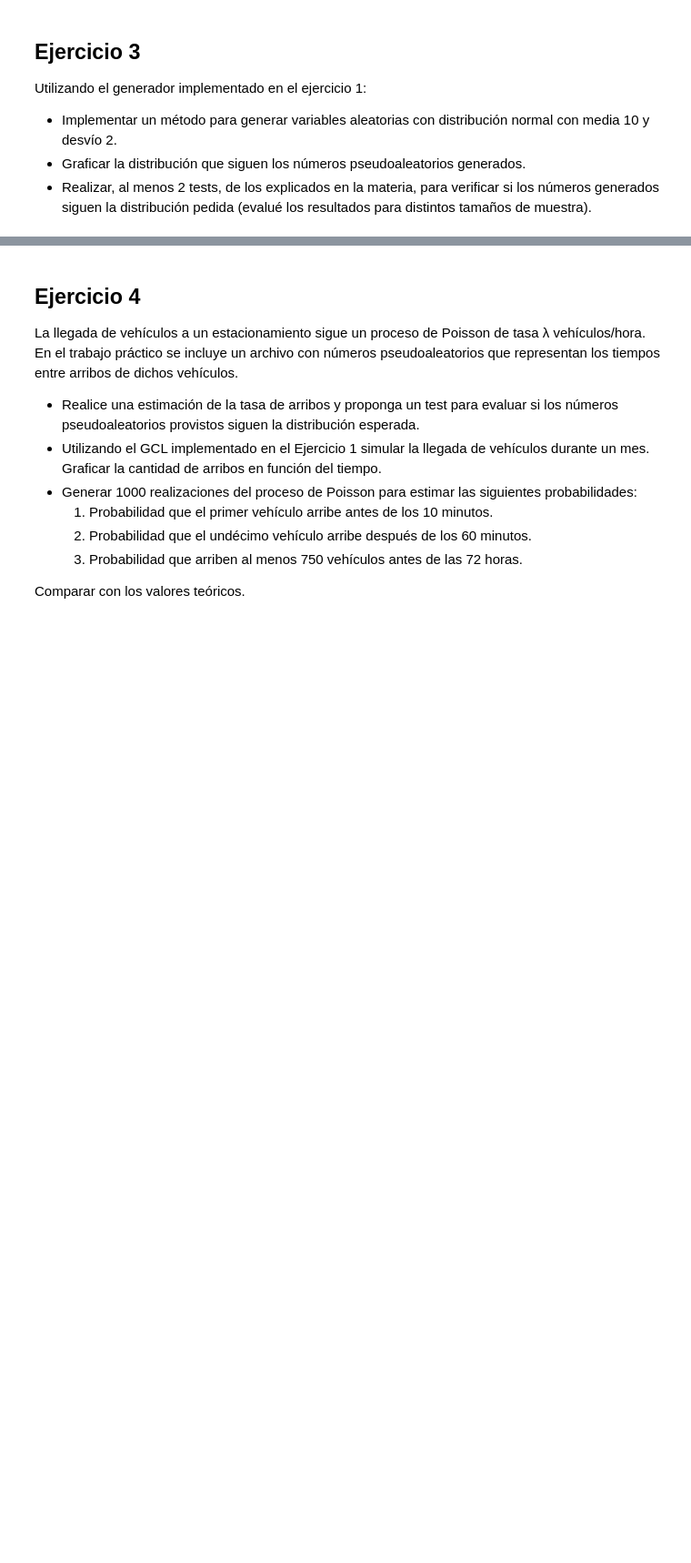
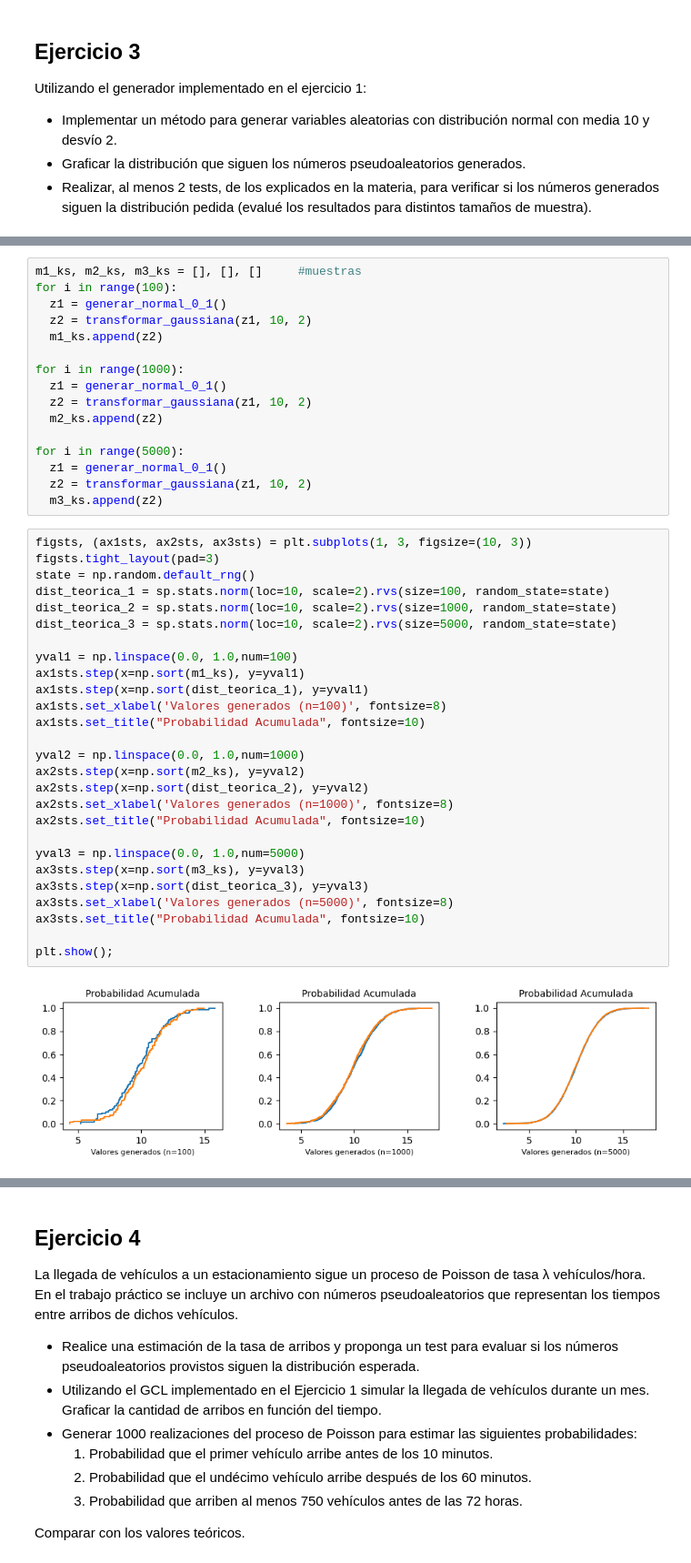
Before and after one commit to jalbarrac/simulacion_grupo2_2c_2022, a Jupyter notebook: LXM.ipynb, the cells around one changed output, grey strips where cells are left out. Shown at 91% size. Drawn from its saved outputs; the diff is of its cells as text; blank space fills up the shorter version.

```diff
--- a/LXM.ipynb
+++ b/LXM.ipynb
@@ -147,0 +231,45 @@ Utilizando el generador implementado en el ejercicio 1:
+# %%
+m1_ks, m2_ks, m3_ks = [], [], []     #muestras
+for i in range(100):
+  z1 = generar_normal_0_1()
+  z2 = transformar_gaussiana(z1, 10, 2)
+  m1_ks.append(z2)
+
+for i in range(1000):
+  z1 = generar_normal_0_1()
+  z2 = transformar_gaussiana(z1, 10, 2)
+  m2_ks.append(z2)
+
+for i in range(5000):
+  z1 = generar_normal_0_1()
+  z2 = transformar_gaussiana(z1, 10, 2)
+  m3_ks.append(z2)
+# %%
+figsts, (ax1sts, ax2sts, ax3sts) = plt.subplots(1, 3, figsize=(10, 3))
+figsts.tight_layout(pad=3)
+state = np.random.default_rng()
+dist_teorica_1 = sp.stats.norm(loc=10, scale=2).rvs(size=100, random_state=state)
+dist_teorica_2 = sp.stats.norm(loc=10, scale=2).rvs(size=1000, random_state=state)
+dist_teorica_3 = sp.stats.norm(loc=10, scale=2).rvs(size=5000, random_state=state)
+
+yval1 = np.linspace(0.0, 1.0,num=100)
+ax1sts.step(x=np.sort(m1_ks), y=yval1)
+ax1sts.step(x=np.sort(dist_teorica_1), y=yval1)
+ax1sts.set_xlabel('Valores generados (n=100)', fontsize=8)
+ax1sts.set_title("Probabilidad Acumulada", fontsize=10)
+
+yval2 = np.linspace(0.0, 1.0,num=1000)
+ax2sts.step(x=np.sort(m2_ks), y=yval2)
+ax2sts.step(x=np.sort(dist_teorica_2), y=yval2)
+ax2sts.set_xlabel('Valores generados (n=1000)', fontsize=8)
+ax2sts.set_title("Probabilidad Acumulada", fontsize=10)
+
+yval3 = np.linspace(0.0, 1.0,num=5000)
+ax3sts.step(x=np.sort(m3_ks), y=yval3)
+ax3sts.step(x=np.sort(dist_teorica_3), y=yval3)
+ax3sts.set_xlabel('Valores generados (n=5000)', fontsize=8)
+ax3sts.set_title("Probabilidad Acumulada", fontsize=10)
+
+plt.show();
+# %% [output]
+[figure, added]
```
Also changed, not shown: parts of 20 cells of this notebook.
